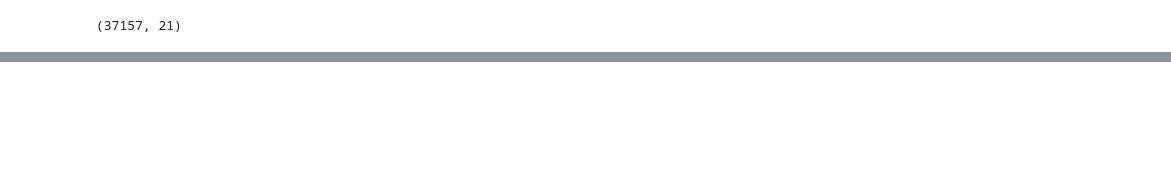
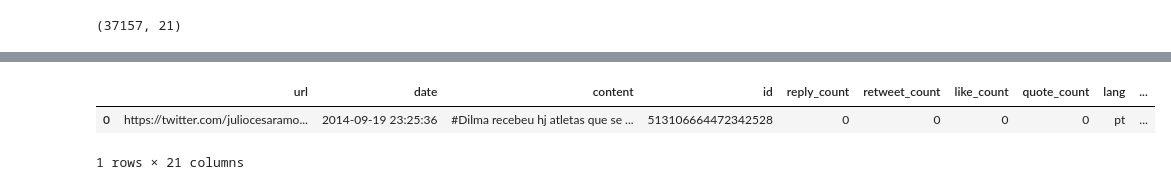
Before and after one commit to waguii/twitterelectionbr, a Jupyter notebook: notebooks/Untitled.ipynb, the cells around one changed output, grey strips where cells are left out. Saved outputs shown, nothing was run; the diff lists cells and outputs as text; code cells hidden in the pictures; blank space fills up the shorter version.

```diff
--- a/notebooks/Untitled.ipynb
+++ b/notebooks/Untitled.ipynb
@@ -76,0 +41,6 @@ result
+# %%
+tweets_dilma.head(1)
+# %% [output]
+|  | url | date | content | id | reply_count | retweet_count | like_count | quote_count | lang | ... |
+| 0 | https://twitter.com/juliocesaramo... | 2014-09-19 23:25:36 | #Dilma recebeu hj atletas que se ... | 513106664472342528 | 0 | 0 | 0 | 0 | pt | ... |
+1 rows × 21 columns
```
Also changed, not shown: parts of 8 cells of this notebook, 6 other files.
